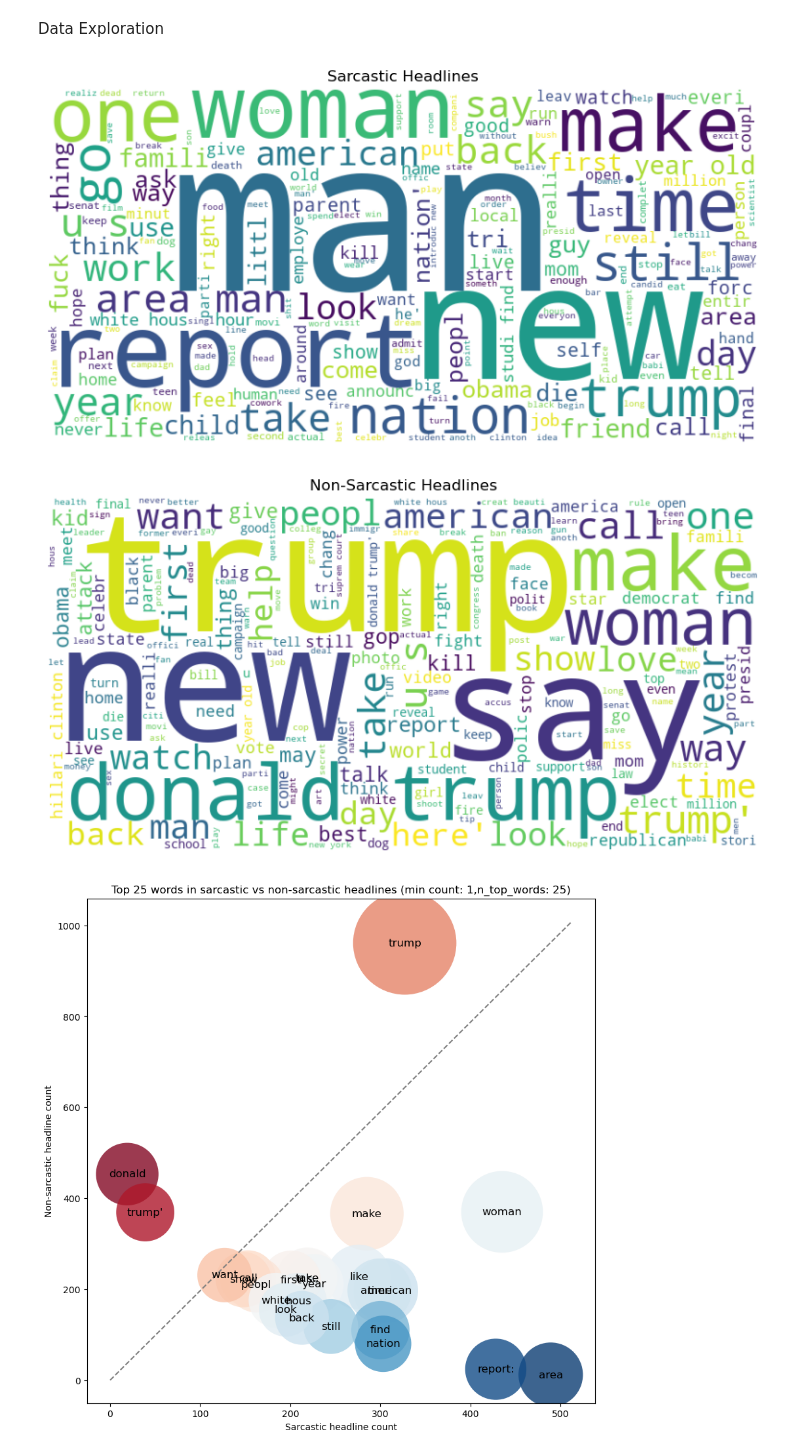
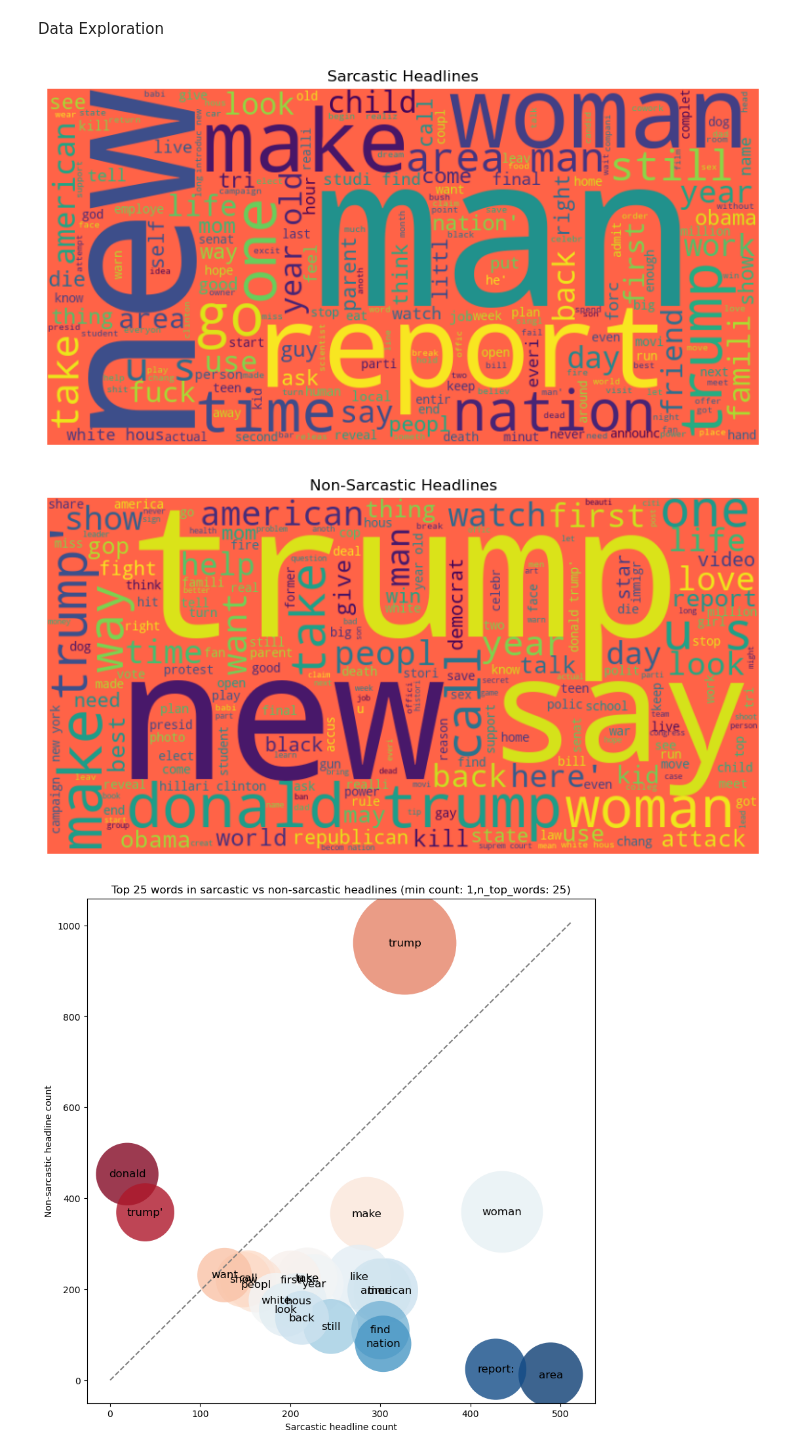
Before and after one commit to LaplaceDBen/Sarcasm_Detection, a Jupyter notebook: Sarcasm_Notebook.ipynb, the cells around one changed output. Drawn from its saved outputs; the diff is of its cells as text; code cells hidden in the pictures.

Commit message:
tomato

```diff
--- a/Sarcasm_Notebook.ipynb
+++ b/Sarcasm_Notebook.ipynb
@@ -74,32 +74,32 @@ Data Exploration
 # %%
 #CHTGPT
 df_sarcastic = df[df['is_sarcastic'] == 1]
 df_not_sarcastic = df[df['is_sarcastic'] == 0]
 
 # Create a function to generate a word cloud plot
 def plot_wordcloud(df_subset, title):
     # Concatenate all the headlines into a single string
     text = " ".join(headline for headline in df_subset['headline'])
 
     # Generate a word cloud object
-    wordcloud = WordCloud(width=800, height=400, max_words=200, background_color="white").generate(text)
+    wordcloud = WordCloud(width=800, height=400, max_words=200, background_color="tomato").generate(text)
 
     # Plot the word cloud
     plt.figure(figsize=(10, 5))
     plt.imshow(wordcloud, interpolation='bilinear')
     plt.axis("off")
     plt.title(title)
     plt.savefig('plots/'+ title + '.png')
     plt.show()
 
 # Generate the word cloud plot for sarcastic headlines
 plot_wordcloud(df_sarcastic, "Sarcastic Headlines")
 
 # Generate the word cloud plot for non-sarcastic headlines
 plot_wordcloud(df_not_sarcastic, "Non-Sarcastic Headlines")
 # %% [output]
-[figure, old version]
+[figure, new version]
-[figure, old version]
+[figure, new version]
 # %%
 #CHGTPT
 min_count = 1
```
Also changed, not shown: 2 other files.
